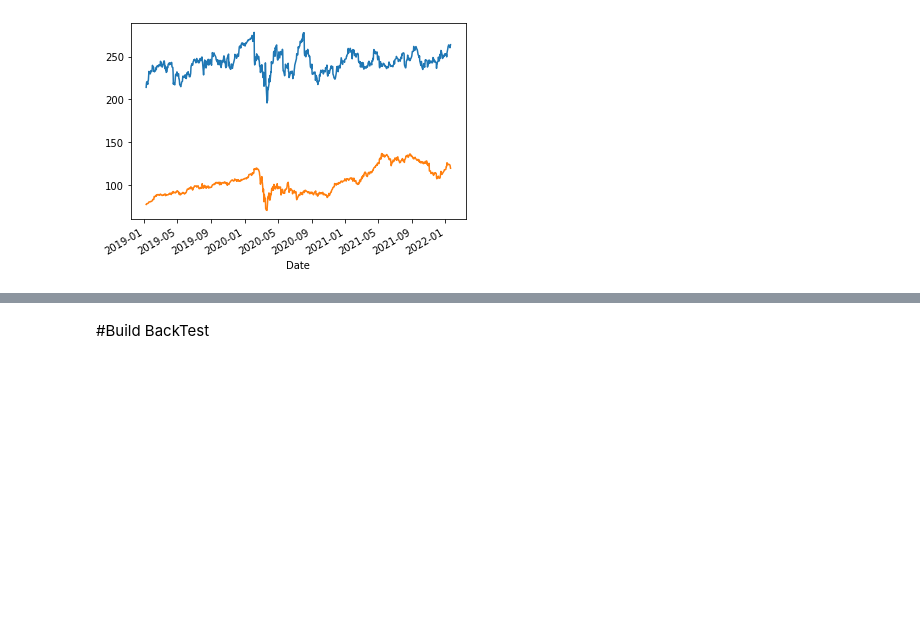
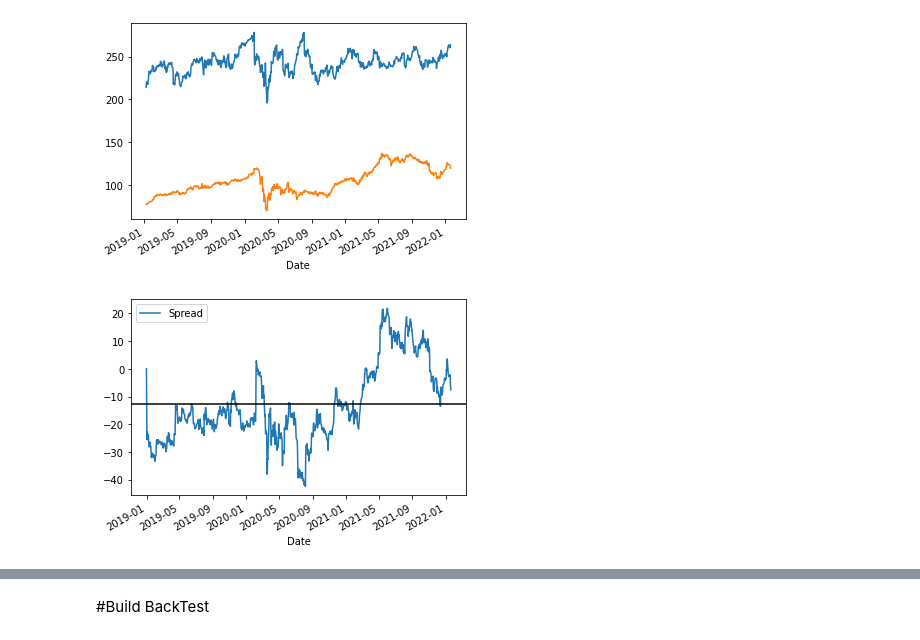
Before and after one commit to jimtoberfest/Cointegration_Testing, a Jupyter notebook: Large_Cointegration_2.ipynb, the cells around one changed output, grey strips where cells are left out. Drawn from its saved outputs; the diff is of its cells as text; code cells hidden in the pictures; blank space fills up the shorter version.

```diff
--- a/Large_Cointegration_2.ipynb
+++ b/Large_Cointegration_2.ipynb
@@ -359,2 +355,22 @@ P2[5:].plot()
+# %%
+# Coefficient plotting
+
+
+R1 = df_prices['P1']
+R2 = df_prices['P2']
+
+
+R1 = sm.add_constant(R1)
+results = sm.OLS(R2, R1).fit()
+R1 = df_prices['P1']
+# S2 = df_prices['P2']
+b = results.params['P1']
+
+spread = R2 - b * R1
+spread.plot()
+plt.axhline(spread.mean(), color='black')
+plt.legend(['Spread']);
+# %% [output]
+[figure, added]
 # %%
 window = 30    #SELECT NUMBER OF DAYS FOR LOOKBACK
```
Also changed, not shown: parts of 21 cells of this notebook.
